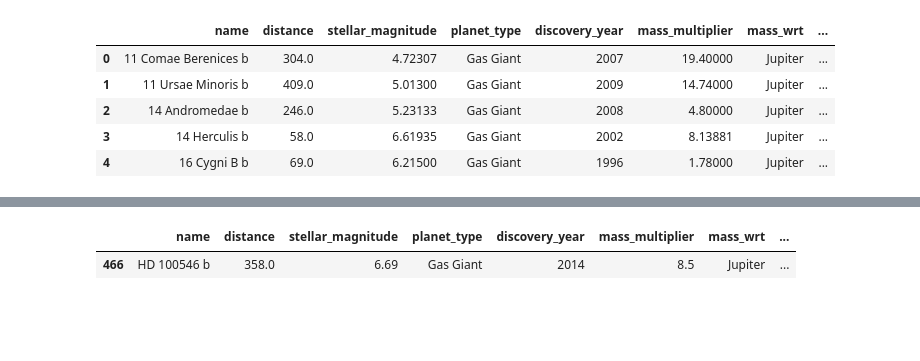
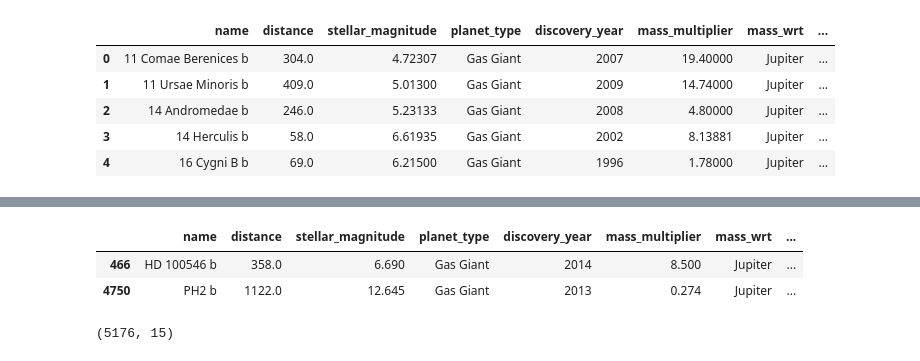
Before and after one commit to 7086600/da_final_project, a Jupyter notebook: da_final_project.ipynb, the cells around one changed output, grey strips where cells are left out. Cells and saved outputs as stored; diff of their text form; code cells hidden in the pictures; blank space fills up the shorter version.

```diff
--- a/da_final_project.ipynb
+++ b/da_final_project.ipynb
@@ -462,13 +472,26 @@ The `mass_multiplier` value of planet `HD 100546 b` should be `8.5`.
 # %%
 # correcting outlier data
 HD_100546_b_mass_multiplier = 8.5
+PH2_b_mass_multiplier = 0.274
+
 exoplanets_cleaned.loc[exoplanets_cleaned['name'] == 'HD 100546 b', 'mass_multiplier'] = HD_100546_b_mass_multiplier
 exoplanets_cleaned.loc[exoplanets_cleaned['name'] == 'HD 100546 b', 'planet_mass'] = HD_100546_b_mass_multiplier * mass_jupiter_in_earth
 
-exoplanets_cleaned[exoplanets_cleaned['name'] == 'HD 100546 b']
+exoplanets_cleaned.loc[exoplanets_cleaned['name'] == 'PH2 b', 'mass_multiplier'] = PH2_b_mass_multiplier
+exoplanets_cleaned.loc[exoplanets_cleaned['name'] == 'PH2 b', 'planet_mass'] = PH2_b_mass_multiplier * mass_jupiter_in_earth
+
+exoplanets_cleaned[exoplanets_cleaned['name'].isin(['HD 100546 b', 'PH2 b'])]
 # %% [output]
 |  | name | distance | stellar_magnitude | planet_type | discovery_year | mass_multiplier | mass_wrt | ... |
-| 466 | HD 100546 b | 358.0 | 6.69 | Gas Giant | 2014 | 8.5 | Jupiter | ... |
+| 466 | HD 100546 b | 358.0 | 6.690 | Gas Giant | 2014 | 8.500 | Jupiter | ... |
+| 4750 | PH2 b | 1122.0 | 12.645 | Gas Giant | 2013 | 0.274 | Jupiter | ... |
+# %%
+# dropping planets with no reliable mass measurements
+planets_to_drop = ['K2-52 b', 'Kepler-718 b', 'Kepler-488 b', 'Kepler-493 b', 'Kepler-471 b', 'Kepler-470 b', 'Kepler-485 b']
+exoplanets_cleaned = exoplanets_cleaned[~exoplanets_cleaned['name'].isin(planets_to_drop)]
+exoplanets_cleaned.shape
+# %% [output]
+(5176, 15)
 # %%
 # list of most common detection methods
 print(exoplanets_cleaned['detection_method'].value_counts().reset_index(name='count'))
```
Also changed, not shown: parts of 8 cells of this notebook.
